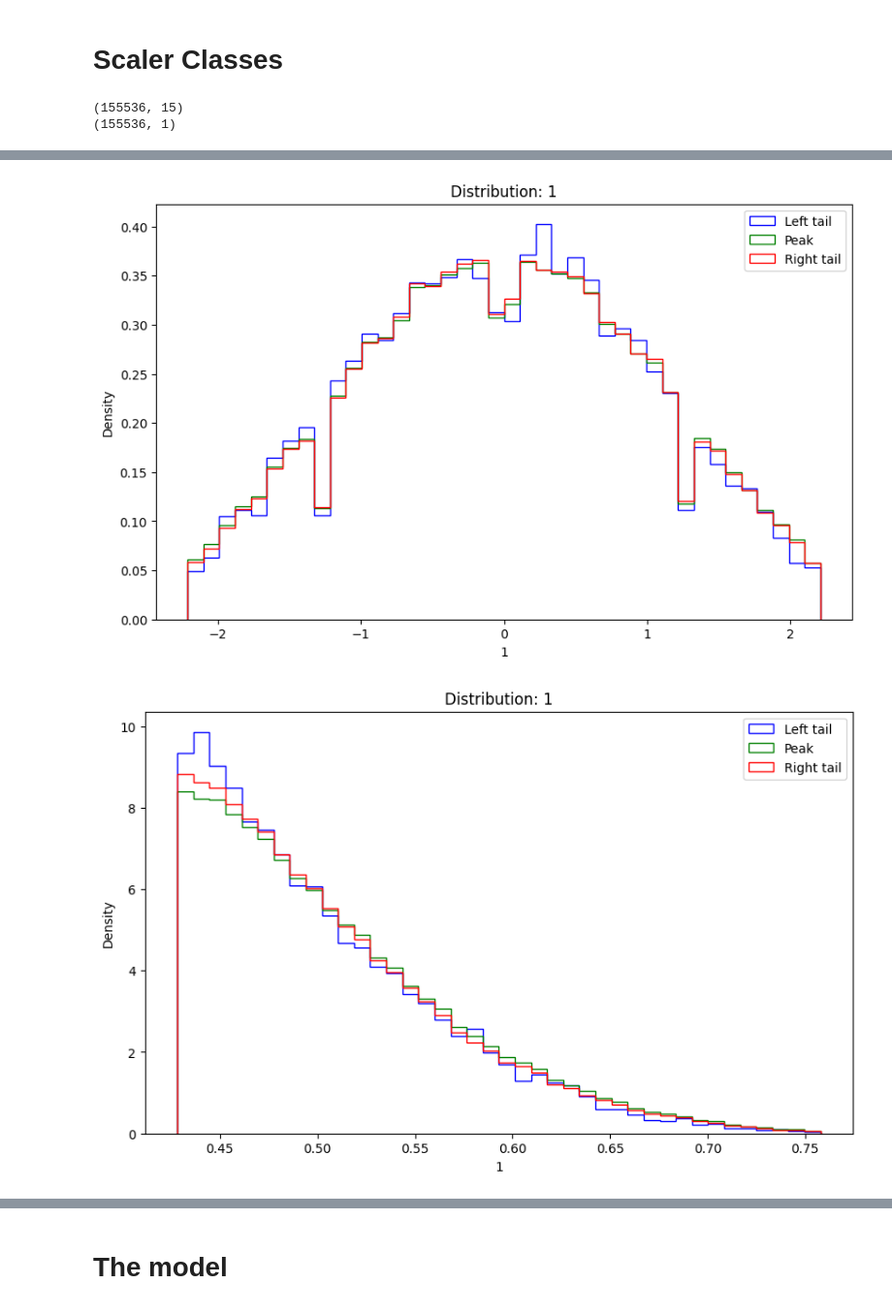
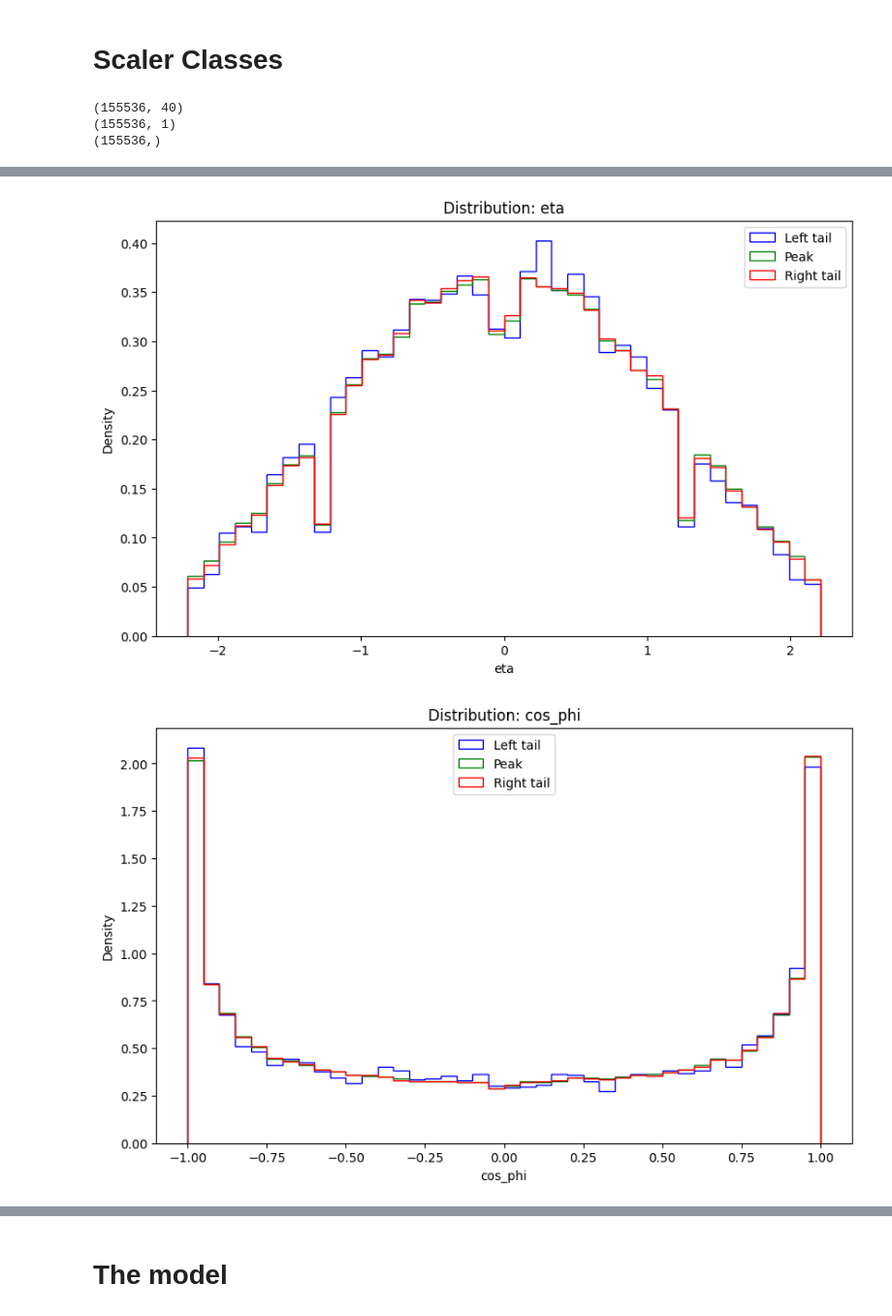
Before and after one commit to diegobaronm/VBFTransformer, a Jupyter notebook: notebooks/TranformerRegression.ipynb, the cells around one changed output, grey strips where cells are left out. Shown at 97% size. Cells and saved outputs as stored; diff of their text form; code cells hidden in the pictures.

```diff
--- a/notebooks/TranformerRegression.ipynb
+++ b/notebooks/TranformerRegression.ipynb
@@ -255,13 +255,13 @@ for i in range(1, len(metadata_inputs[0])):
 # Select data to be input in the model
 # %%
 N_PARTICLES = 5
-FEATURES = [0, 1, 3]  # Indices of which particle inputs to use
+FEATURES = [0, 1, 2, 3, 4, 5, 6]  # Indices of which particle inputs to use
 
 input_data = flat_inputs(signal_inputs, N_PARTICLES, FEATURES)
 target = metadata_inputs[:, MetadataIndex.MZ_TRUTH.value]
 
 # In this model we will add the same extra feature to all the tokens
-extra_info_data = np.array( [metadata_inputs[:, MetadataIndex.MZ_RECO.value], ] ).T
+extra_info_data = np.array( [metadata_inputs[:, MetadataIndex.MMC_MZ.value], ] ).T
 # %%
 device = torch.device("cuda" if torch.cuda.is_available() else "cpu") # and choosing device for training
 print(f"Using {device} device")
@@ -349,14 +385,18 @@ class LogMinMaxScaler(BaseEstimator, TransformerMixin):
 scaler = ColumnTransformer(
     [('E', LogMinMaxScaler(), list(range(0, 5))),
     ('eta', StandardScaler(), list(range(5, 10))),
-    ('pt', LogMinMaxScaler(), list(range(10, 15)))],
-    remainder='passthrough'
+    ('phi', PhiTransformer(), list(range(10, 15))),
+    ('pt', LogMinMaxScaler(), list(range(15, 20))),
+    ('btag', MinMaxScaler(), list(range(20, 25))),
+    ('charge', NoOpScaler(), list(range(25, 30))),
+    ('type', NoOpScaler(), list(range(30, 35)))  ],
 )
 
 extra_scaler = ColumnTransformer(
-    [('MZ_Reco', LogMinMaxScaler(), [0])],
-    remainder='passthrough'
+    [('MZ_mmc', StandardScaler(), [0])],
 )
+
+target_scaler = StandardScaler()
 # %%
 X_train = scaler.fit_transform(X_train)
 X_val   = scaler.transform(X_val)
@@ -366,22 +406,27 @@ Extra_train = extra_scaler.fit_transform(extra_train)
 Extra_val   = extra_scaler.transform(extra_val)
 Extra_test  = extra_scaler.transform(extra_test)
 
+y_train = target_scaler.fit_transform(y_train.reshape(-1, 1)).T[0]
+y_val   = target_scaler.transform(y_val.reshape(-1, 1)).T[0]
+y_test  = target_scaler.transform(y_test.reshape(-1, 1)).T[0]
+
 print(X_train.shape)
 print(Extra_train.shape)
+print(y_train.shape)
 # %% [output]
-(155536, 15)
+(155536, 40)
 (155536, 1)
+(155536,)
 # %%
-for ind, val in enumerate(['e', 'eta','pt']):
-        compare_distribution_tails(X_train[:, ind*N_PARTICLES],left_tail_ind[idx_train],right_tail_ind[idx_train],variable_name=i, metadata=True)
-
-# Skipping the first index containing event details
-for i in range(len(FEATURES) * N_PARTICLES, len(input_data[0, :])):
-    compare_distribution_tails(X_train[:, i],left_tail_ind[idx_train],right_tail_ind[idx_train],variable_name=i, metadata=True)
+for ind, val in enumerate(['e', 'eta', 'cos_phi', 'sin_phi', 'pt', 'btag', 'charge', 'type']):
+        compare_distribution_tails(X_train[:, ind*N_PARTICLES],left_tail_ind[idx_train],right_tail_ind[idx_train],variable_name=val, metadata=True)
 
 for i in range(len(Extra_train[0])):
-    compare_distribution_tails(Extra_train[:, i],left_tail_ind[idx_train],right_tail_ind[idx_train],variable_name=i, metadata=True)
+    compare_distribution_tails(Extra_train[:, i],left_tail_ind[idx_train],right_tail_ind[idx_train],variable_name='MZ MMC', metadata=True)
+
+# Plot the scaled targets as well
+compare_distribution_tails(y_train,left_tail_ind[idx_train],right_tail_ind[idx_train],variable_name='Target', metadata=True)
 # %% [output]
 [figure]
-[figure, old version]
+[figure, new version]
-[figure, old version]
+[figure, new version]
```
Also changed, not shown: parts of 14 cells of this notebook, 1 other file.
